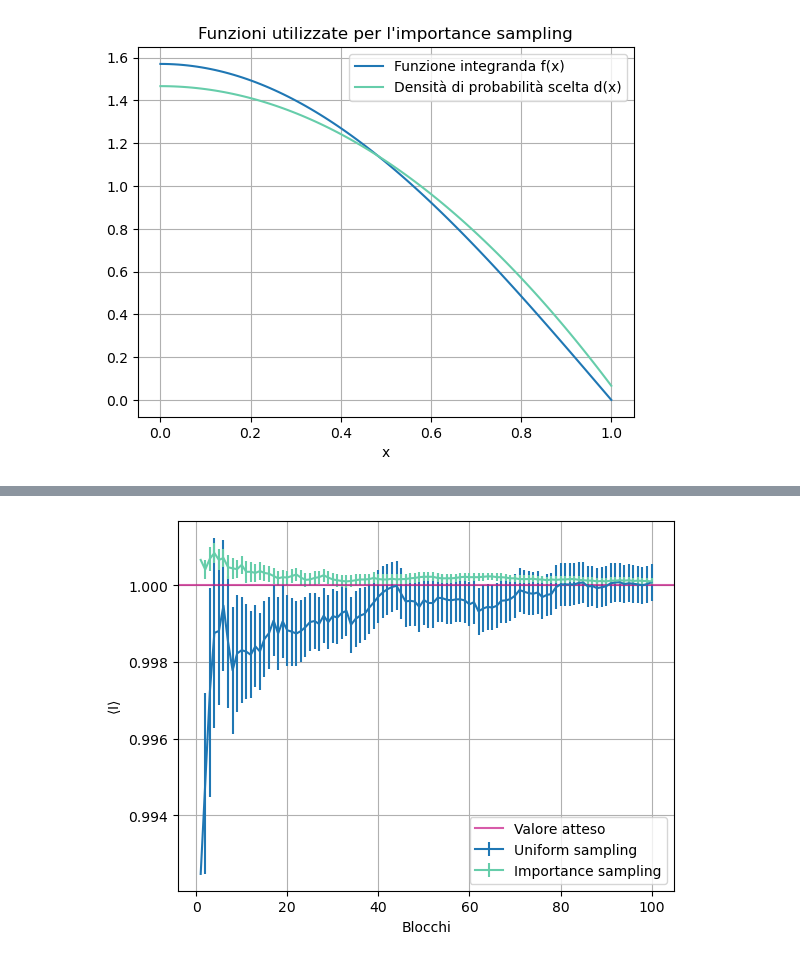
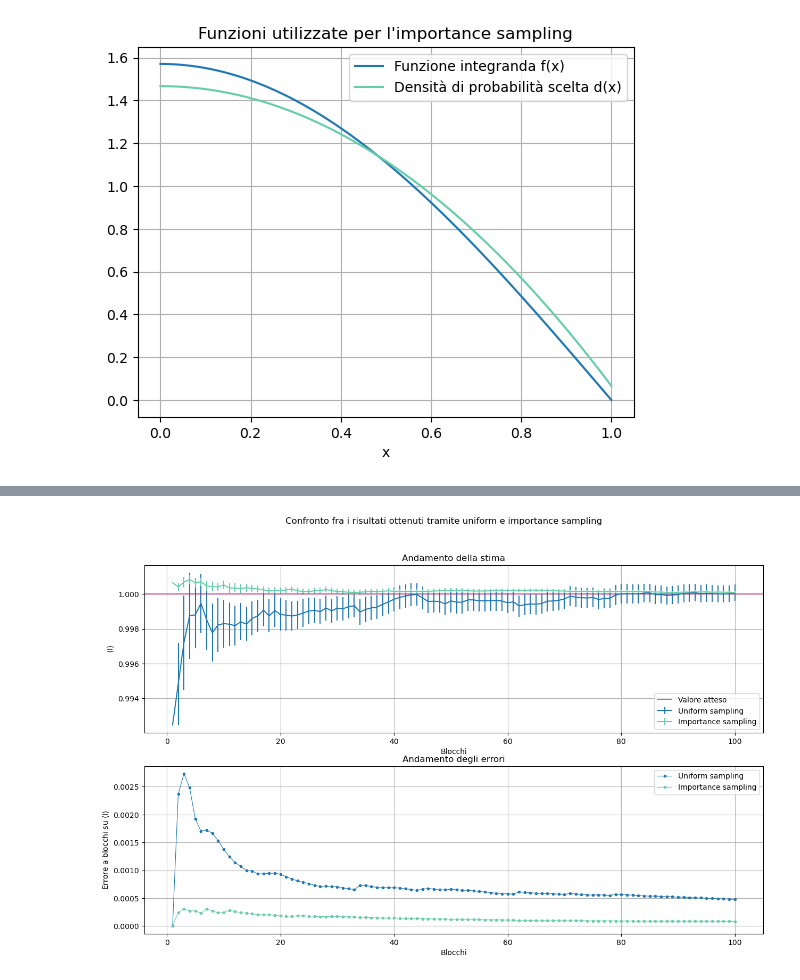
Before and after one commit to angela-bonato/LaboratorioSimulazioneNumerica, a Jupyter notebook: Es02/Esercitazione2.ipynb, the cells around one changed output, grey strips where cells are left out. Saved outputs shown, nothing was run; the diff lists cells and outputs as text; code cells hidden in the pictures.

```diff
--- a/Es02/Esercitazione2.ipynb
+++ b/Es02/Esercitazione2.ipynb
@@ -62,12 +74,24 @@ plt.show()
 # %%
-plt.errorbar(inx, usy, yerr=userrorbars, label="Uniform sampling")
-plt.errorbar(inx, isy, yerr=iserrorbars, label="Importance sampling", color="mediumaquamarine")
-plt.axhline(y=1, color="mediumvioletred", label="Valore atteso", alpha=0.7)
-plt.xlabel("Blocchi")
-plt.ylabel(r"$\left<\mathrm{I}\right>$")
-plt.grid(True)
-plt.legend()
+ifig ,(iplt1, iplt2) = plt.subplots(2, 1, figsize=(15, 9))
 
+iplt1.errorbar(inx, usy, yerr=userrorbars, label="Uniform sampling")
+iplt1.errorbar(inx, isy, yerr=iserrorbars, label="Importance sampling", color="mediumaquamarine")
+iplt1.axhline(y=1, color="mediumvioletred", label="Valore atteso", alpha=0.7)
+iplt1.set_xlabel("Blocchi")
+iplt1.set_ylabel(r"$\left<\mathrm{I}\right>$")
+iplt1.set_title("Andamento della stima")
+iplt1.grid(True)
+iplt1.legend()
+
+iplt2.plot(inx, userrorbars, label="Uniform sampling", marker='o', markersize=3, linewidth=0.8)
+iplt2.plot(inx, iserrorbars, label="Importance sampling", marker='o', markersize=3, linewidth=0.8, color="mediumaquamarine")
+iplt2.set_title("Andamento degli errori")
+iplt2.set_xlabel("Blocchi")
+iplt2.set_ylabel(r"Errore a blocchi su $\left< \mathrm{I} \right>$")
+iplt2.grid(True)
+iplt2.legend()
+
+ifig.suptitle("Confronto fra i risultati ottenuti tramite uniform e importance sampling")
 plt.show()
 # %% [output]
-[figure, old version]
+[figure, new version]
```
Also changed, not shown: parts of 17 cells of this notebook.
